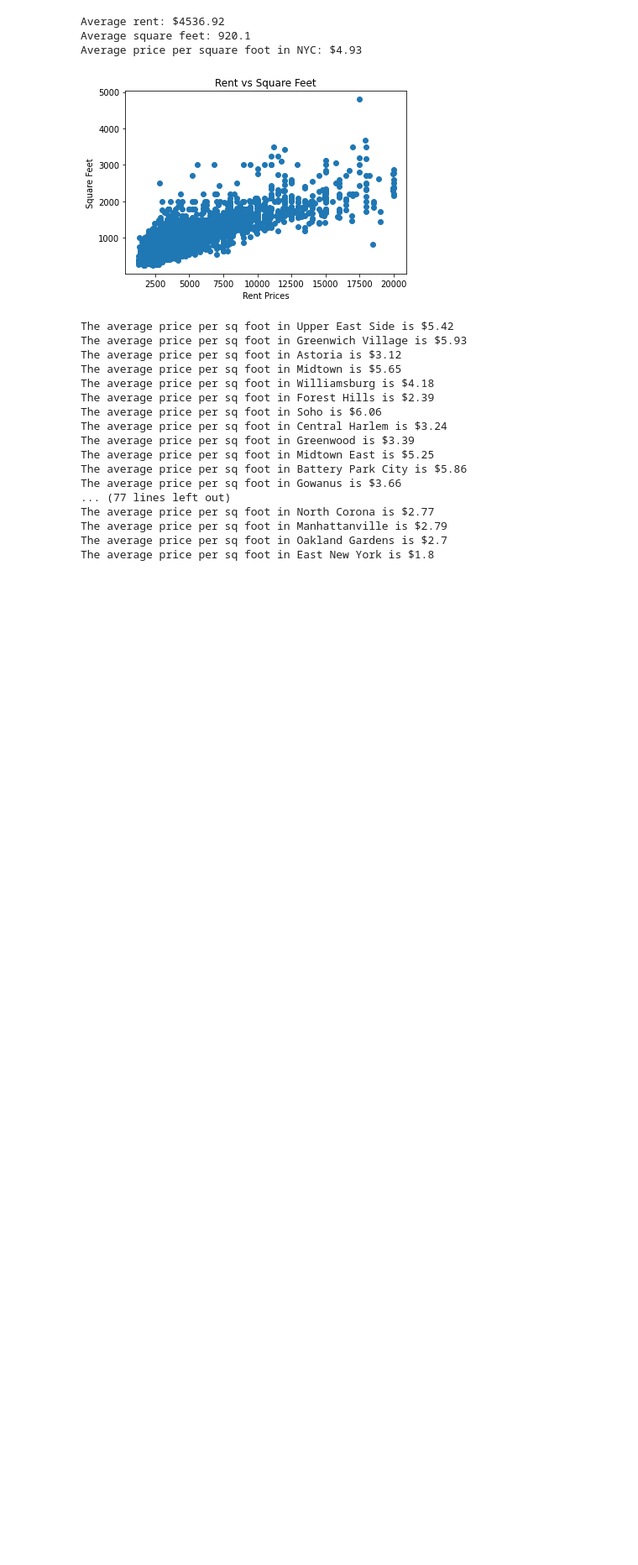
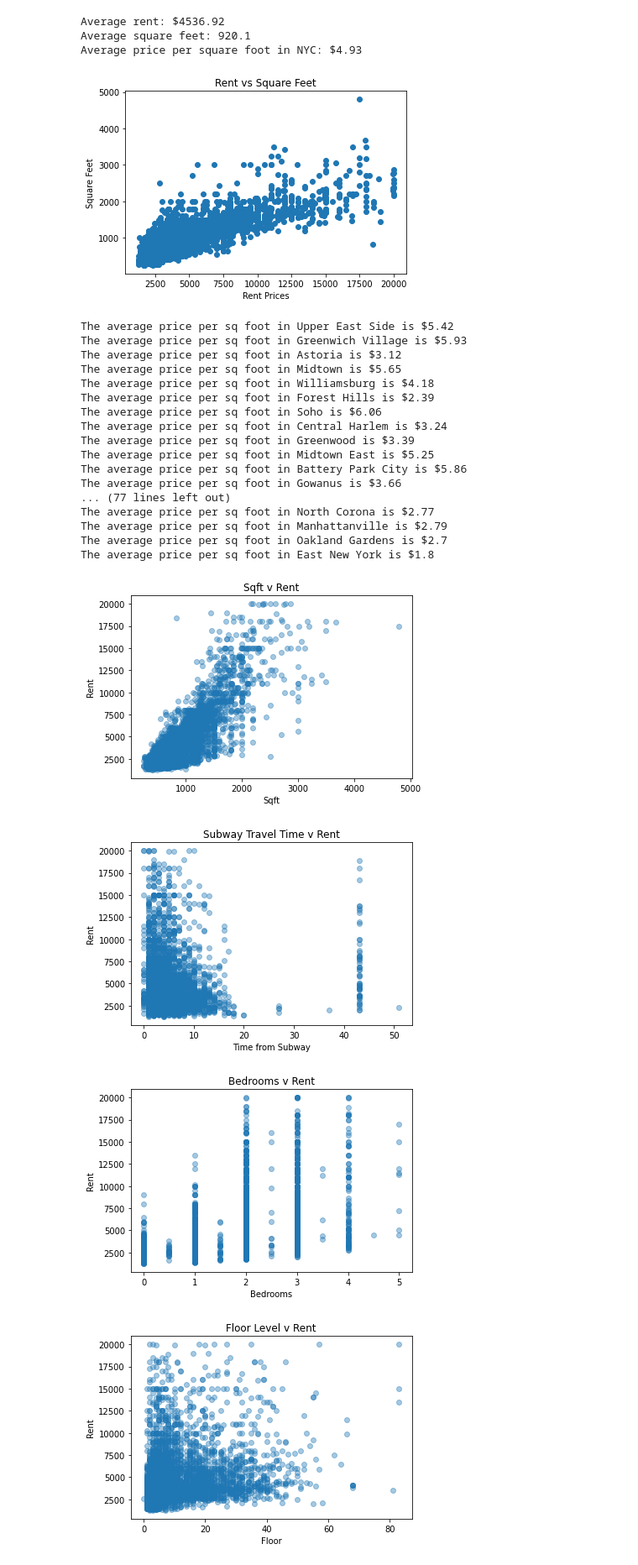
Before and after one commit to samrecile/dataSciencePracticeProjects, a Jupyter notebook: mlProjects/streetEasyProject/streetEasyAnalysis.ipynb, the cells around one changed output. Shown at 84% size. Cells and saved outputs as stored; diff of their text form; code cells hidden in the pictures; blank space fills up the shorter version.

Commit message:
visualizations

```diff
--- a/mlProjects/streetEasyProject/streetEasyAnalysis.ipynb
+++ b/mlProjects/streetEasyProject/streetEasyAnalysis.ipynb
@@ -92,3 +92,37 @@ The average price per sq foot in North Corona is $2.77
 The average price per sq foot in Manhattanville is $2.79
 The average price per sq foot in Oakland Gardens is $2.7
 The average price per sq foot in East New York is $1.8
+# %%
+# Some visualizations to get an idea of correlation between the most releveant items in the datafram
+
+plt.scatter(streetEasy[['size_sqft']], streetEasy[['rent']], alpha=0.4)
+plt.title('Sqft v Rent')
+plt.xlabel('Sqft')
+plt.ylabel('Rent')
+plt.show()
+plt.clf()
+
+plt.scatter(streetEasy[['min_to_subway']], streetEasy[['rent']], alpha=0.4)
+plt.title('Subway Travel Time v Rent')
+plt.xlabel('Time from Subway')
+plt.ylabel('Rent')
+plt.show()
+plt.clf()
+
+plt.scatter(streetEasy[['bedrooms']], streetEasy[['rent']], alpha=0.4)
+plt.title('Bedrooms v Rent')
+plt.xlabel('Bedrooms')
+plt.ylabel('Rent')
+plt.show()
+plt.clf()
+
+plt.scatter(streetEasy[['floor']], streetEasy[['rent']], alpha=0.4)
+plt.title('Floor Level v Rent')
+plt.xlabel('Floor')
+plt.ylabel('Rent')
+plt.show()
+# %% [output]
+[figure, added]
+[figure, added]
+[figure, added]
+[figure, added]
```
